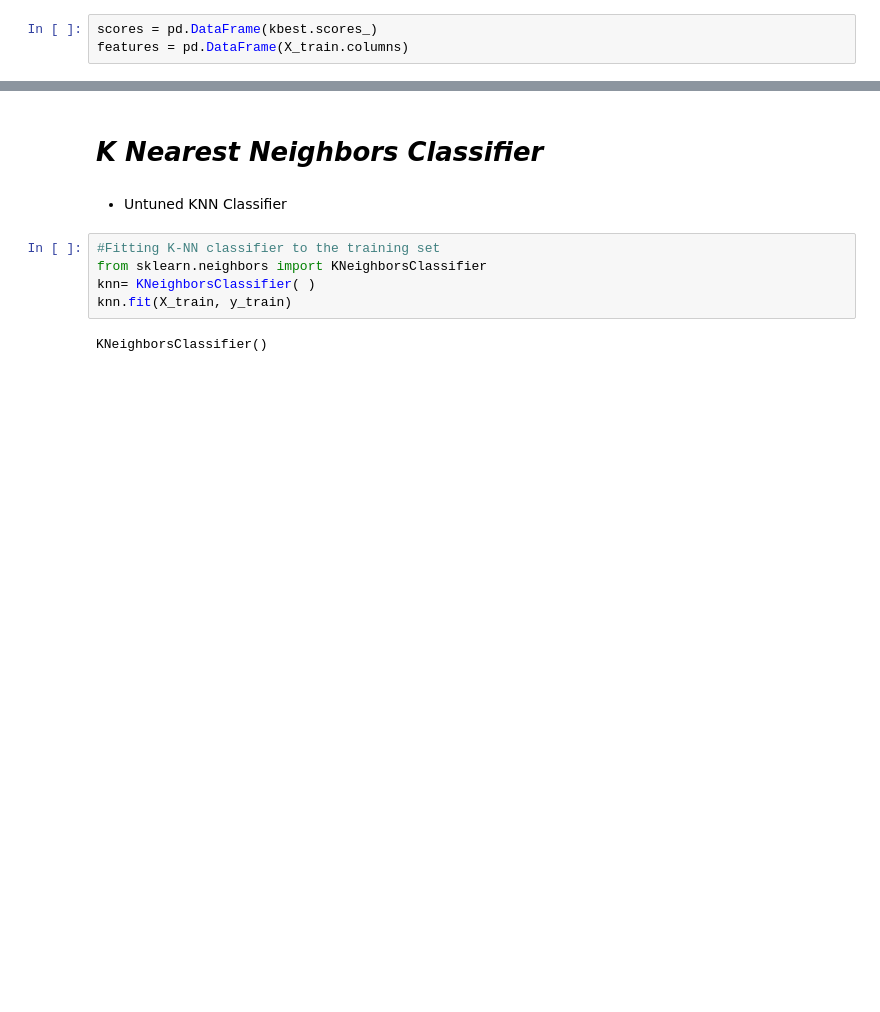
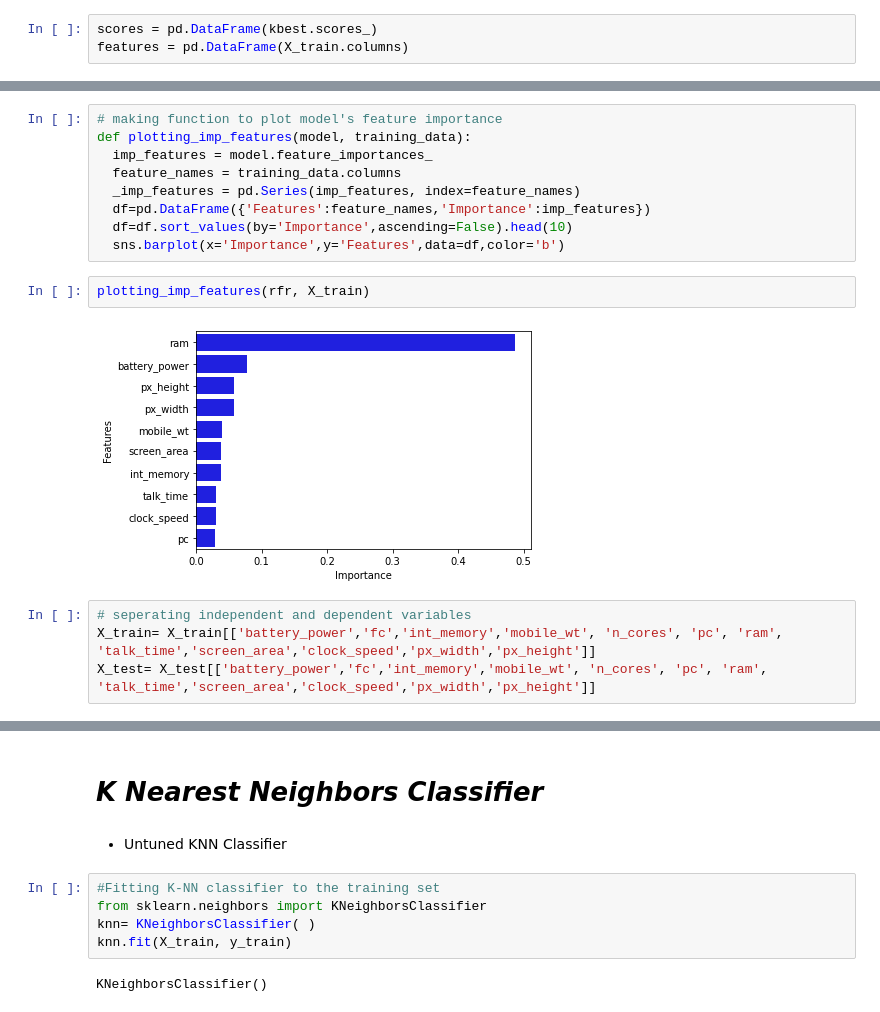
Before and after one commit to RadhikaRM/Mobilepricerangeprediction, a Jupyter notebook: Pricerangeprediction.ipynb, the cells around one changed output, grey strips where cells are left out. Cells and saved outputs as stored; diff of their text form; blank space fills up the shorter version.

```diff
--- a/Pricerangeprediction.ipynb
+++ b/Pricerangeprediction.ipynb
@@ -348,0 +481,17 @@ print(score_list.nlargest(10,"scores"))
+# %%
+# making function to plot model's feature importance
+def plotting_imp_features(model, training_data):
+  imp_features = model.feature_importances_
+  feature_names = training_data.columns
+  _imp_features = pd.Series(imp_features, index=feature_names)
+  df=pd.DataFrame({'Features':feature_names,'Importance':imp_features})
+  df=df.sort_values(by='Importance',ascending=False).head(10)
+  sns.barplot(x='Importance',y='Features',data=df,color='b')
+# %%
+plotting_imp_features(rfr, X_train)
+# %% [output]
+[figure, added]
+# %%
+# seperating independent and dependent variables
+X_train= X_train[['battery_power','fc','int_memory','mobile_wt', 'n_cores', 'pc', 'ram', 'talk_time','screen_area','clock_speed','px_width','px_height']]
+X_test= X_test[['battery_power','fc','int_memory','mobile_wt', 'n_cores', 'pc', 'ram', 'talk_time','screen_area','clock_speed','px_width','px_height']]
```
Also changed, not shown: parts of 58 cells of this notebook.
